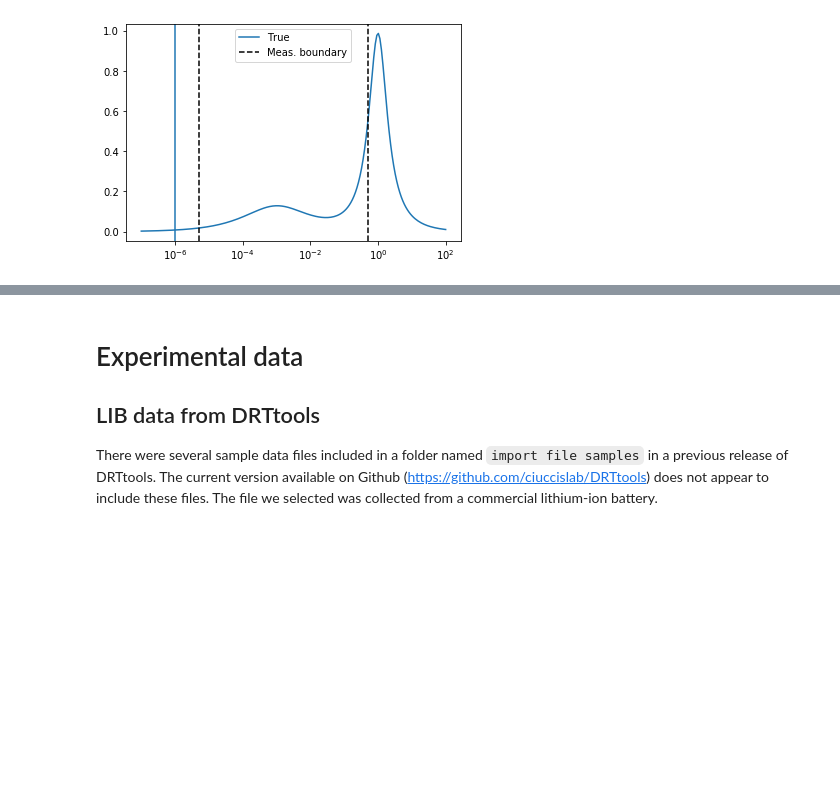
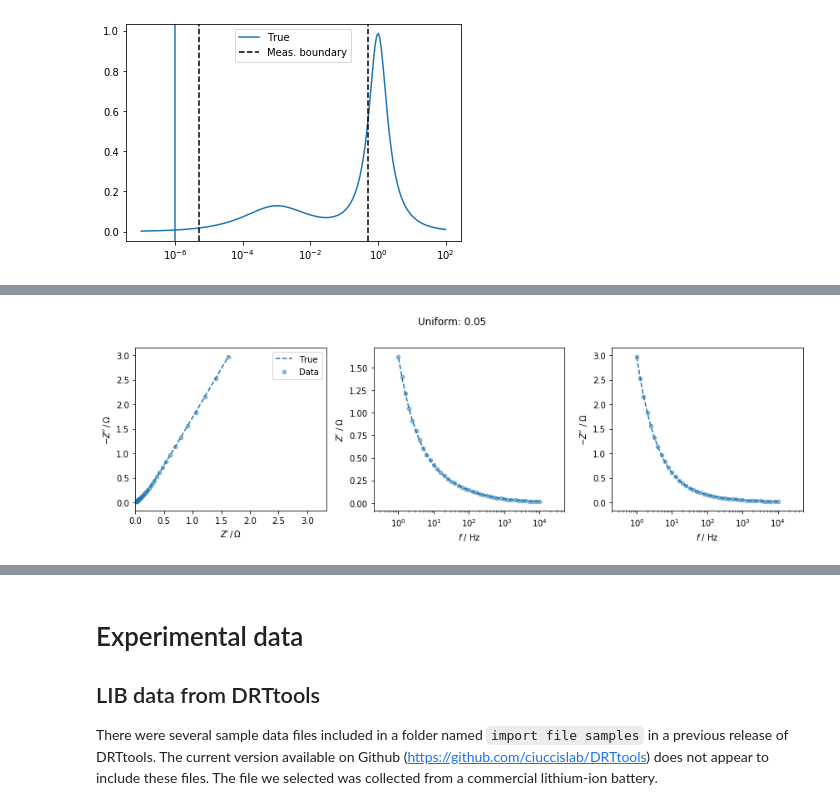
Before and after one commit to jdhuang-csm/bayes-drt, a Jupyter notebook: code_EchemActa/Data simulation.ipynb, the cells around one changed output, grey strips where cells are left out. Saved outputs shown, nothing was run; the diff lists cells and outputs as text; code cells hidden in the pictures; blank space fills up the shorter version.

```diff
--- a/code_EchemActa/Data simulation.ipynb
+++ b/code_EchemActa/Data simulation.ipynb
@@ -323,0 +439,87 @@ ax.legend()
+# %%
+# Bimodal dispersed Cole-Cole, blocking planar
+label = 'BimodalBP-DDT'
+
+freq = np.logspace(4,0,41)
+tau = 1/(2*np.pi*freq)
+# finer tau for plotting
+tau_plot = np.logspace(-7,2,200)
+
+re_func = drt.get_A_func('real',basis='Cole-Cole',kernel='DDT',dist_type='parallel',
+                      symmetry='planar',bc='blocking',ct=False)
+
+im_func = drt.get_A_func('imag',basis='Cole-Cole',kernel='DDT',dist_type='parallel',
+                      symmetry='planar',bc='blocking',ct=False)
+
+phi = 0.7
+omega = 2*np.pi*freq
+
+t_0s = [1e-4,1e-2]
+Yr_cc = np.zeros_like(freq)
+Yi_cc = np.zeros_like(freq)
+fd_true = np.zeros_like(tau_plot)
+for t_0 in t_0s:
+    Yr_cc += np.array([quad(re_func,-20,20,args=(w_n,t_0,phi),epsabs=1e-4)[0] for w_n in omega])
+    Yi_cc += np.array([quad(im_func,-20,20,args=(w_n,t_0,phi),epsabs=1e-4)[0] for w_n in omega])
+    fd_true += zarc_drt(tau_plot,t_0,phi)
+
+Y_cc = Yr_cc + 1j*Yi_cc
+Z = 1/Y_cc
+
+# save true distribution
+fdf = pd.DataFrame(np.array([tau_plot, fd_true]).T,columns=['tau','gamma'])
+fdf.to_csv(os.path.join(sim_path,'gamma_{}.csv'.format(label)),index=False)
+
+# save noiseless data
+df = gt.construct_eis_df(freq,Z)
+df.to_csv(os.path.join(sim_path,'Z_{}_noiseless.csv'.format(label)),index=False)
+
+for mean_sigma in [0.0005,0.0025]:
+    # add uniform noise
+    Z_range = np.max(Z.real) - np.min(Z.real)
+    Znu,sigma_r,sigma_i = add_simple_noise(Z,8934,mean_sigma*Z_range,'uniform')
+    dfu = gt.construct_eis_df(freq,Znu)
+    dfu['sigma_re'] = sigma_r
+    dfu['sigma_im'] = sigma_i
+    dfu.to_csv(os.path.join(sim_path,'Z_{}_uniform_{}.csv'.format(label,100*mean_sigma)),index=False)
+    err = Znu-Z
+    print('uniform {}:'.format(mean_sigma*100),
+          0.5*np.mean(np.log(np.abs(err.real/Z.real))) + 0.5*np.mean(np.log(np.abs(err.imag/Z.imag))))
+
+    # add Macdonald noise
+    mean_zr = np.mean(np.abs(Z.real))
+    mean_zi = np.mean(np.abs(Z.imag))
+    alpha = 0.1*mean_sigma*Z_range
+    beta = mean_sigma*1.8*Z_range/(mean_zr+mean_zi)
+    Znm,sigma_r,sigma_i = add_model_noise(Z,345,alpha,beta,'Macdonald')
+    dfm = gt.construct_eis_df(freq,Znm)
+    dfm['sigma_re'] = sigma_r
+    dfm['sigma_im'] = sigma_i
+    dfm.to_csv(os.path.join(sim_path,'Z_{}_Macdonald_{}.csv'.format(label,100*mean_sigma)),index=False)
+    err = Znm-Z
+    print('Macdonald {}:'.format(mean_sigma*100),
+          0.5*np.mean(np.log(np.abs(err.real/Z.real))) + 0.5*np.mean(np.log(np.abs(err.imag/Z.imag))))
+
+
+    # add Orazem noise
+    alpha = mean_sigma*Z_range/(mean_zr+mean_zi)
+    Zno,sigma_r,sigma_i = add_model_noise(Z,937010,alpha,alpha,'Orazem')
+    dfo = gt.construct_eis_df(freq,Zno)
+    dfo['sigma_re'] = sigma_r
+    dfo['sigma_im'] = sigma_i
+    dfo.to_csv(os.path.join(sim_path,'Z_{}_Orazem_{}.csv'.format(label,100*mean_sigma)),index=False)
+    err = Zno-Z
+    print('Orazem {}:'.format(mean_sigma*100),
+          0.5*np.mean(np.log(np.abs(err.real/Z.real))) + 0.5*np.mean(np.log(np.abs(err.imag/Z.imag))))
+
+    for err_model,dfn in zip(['Uniform','Macdonald','Orazem'],[dfu,dfm,dfo]):
+        fig,axes = plt.subplots(1,3,figsize=(12,4))
+        # plot true impedance
+        gt.plot_full_eis(df,axes=axes,bode_cols=['Zreal','Zimag'],plot_func='plot',label='True',ls='--')
+        # plot noisy data
+        gt.plot_full_eis(dfn,axes=axes,bode_cols=['Zreal','Zimag'],label='Data',s=20,alpha=0.5)
+        fig.suptitle('{}: {}'.format(err_model,100*mean_sigma))
+        fig.subplots_adjust(top=0.85)
+    #     axes[0].set_xlim(0,1)
+    #     axes[0].set_ylim(0,1)
+# %% [output]
@@ -323,0 +532 @@ ax.legend()
+[figure, added]
```
Also changed, not shown: parts of 16 cells of this notebook, 1 other file.
